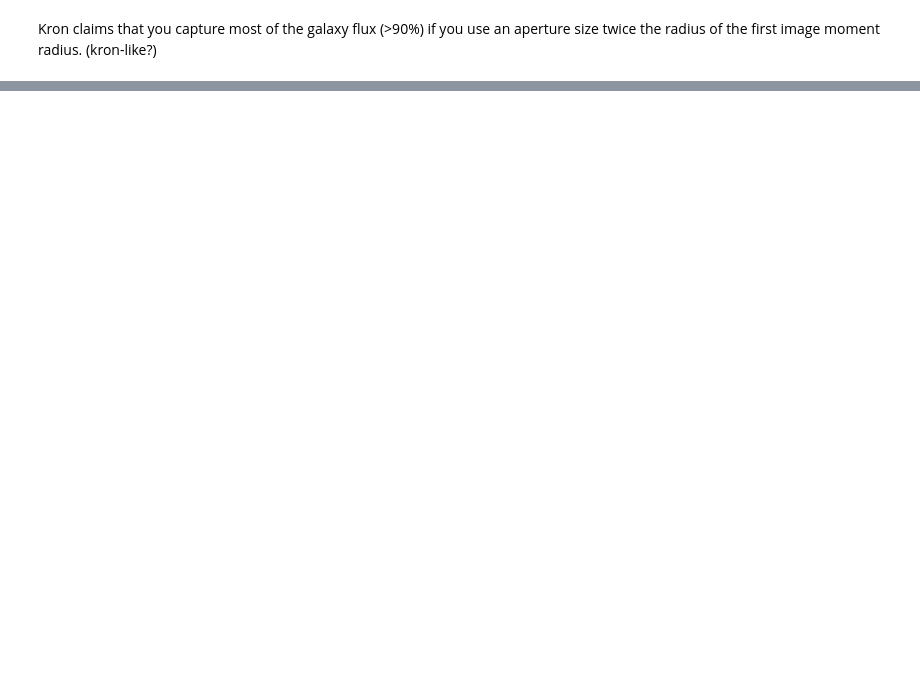
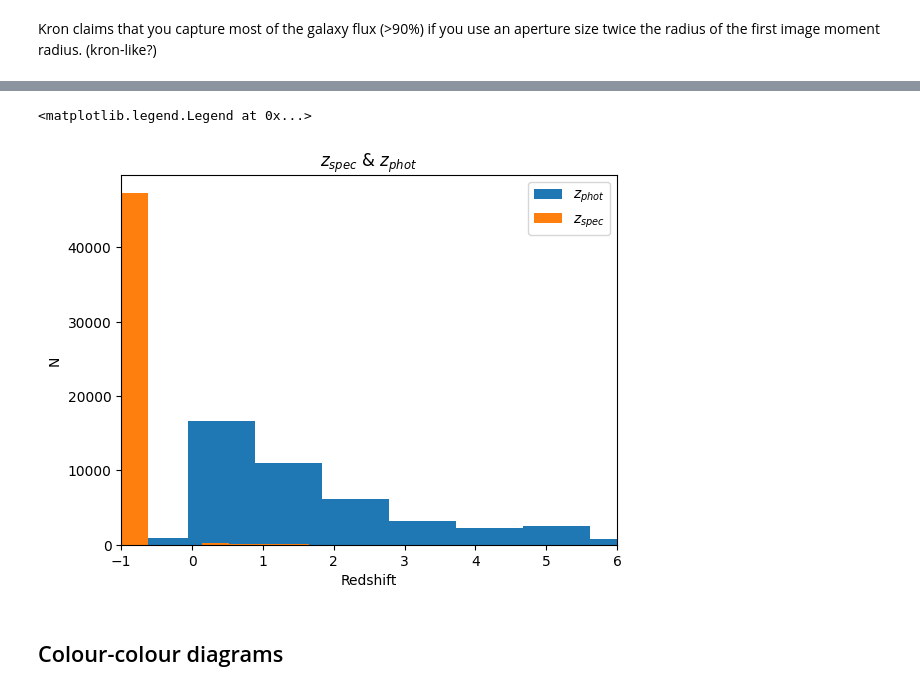
Before and after one commit to mayamerch/block-3-project, a Jupyter notebook: abell 2744.ipynb, the cells around one changed output, grey strips where cells are left out. Drawn from its saved outputs; the diff is of its cells as text; code cells hidden in the pictures; blank space fills up the shorter version.

```diff
--- a/abell 2744.ipynb
+++ b/abell 2744.ipynb
@@ -281,0 +331,11 @@ plt.legend()
+# %%
+plt.hist(zout['z_phot'], bins=20, label='$z_{phot}$')
+plt.hist(zout['z_spec'], bins=20, label='$z_{spec}$') # (central cluster redshift) **** why at -1??  ****
+plt.xlim(-1,6); plt.xlabel('Redshift'); plt.ylabel('N')
+plt.title('$z_{spec}$ & $z_{phot}$')
+plt.legend()
+# %% [output]
+<matplotlib.legend.Legend at 0x...>
+[figure, added]
+# %% [markdown]
+## Colour-colour diagrams
```
Also changed, not shown: parts of 30 cells of this notebook, 1 other file.
